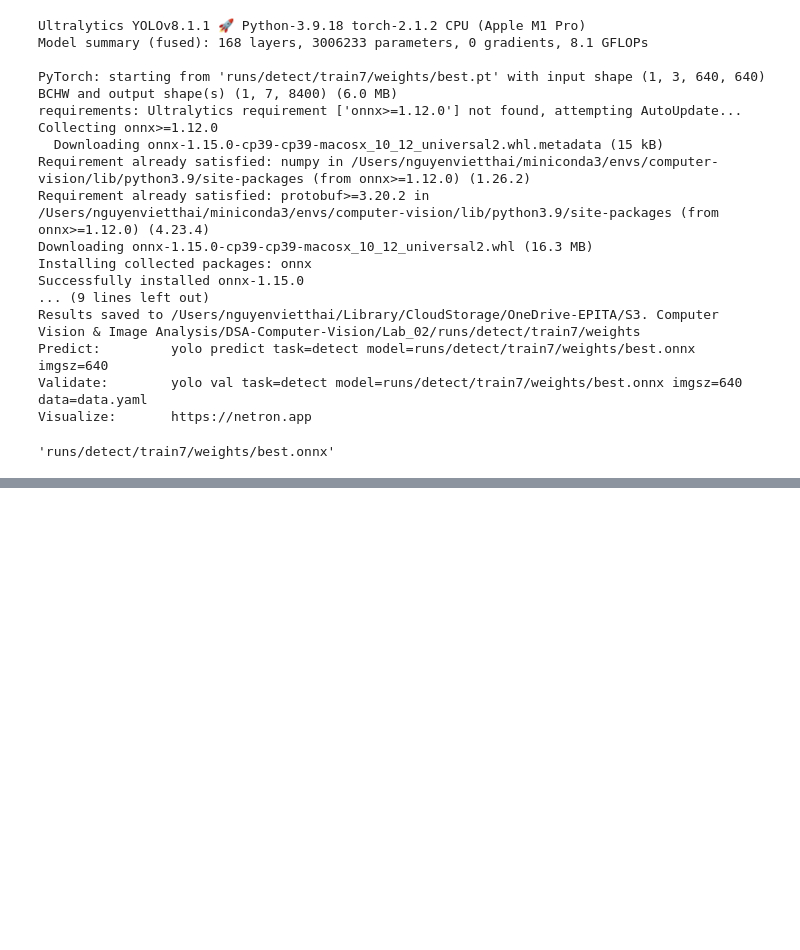
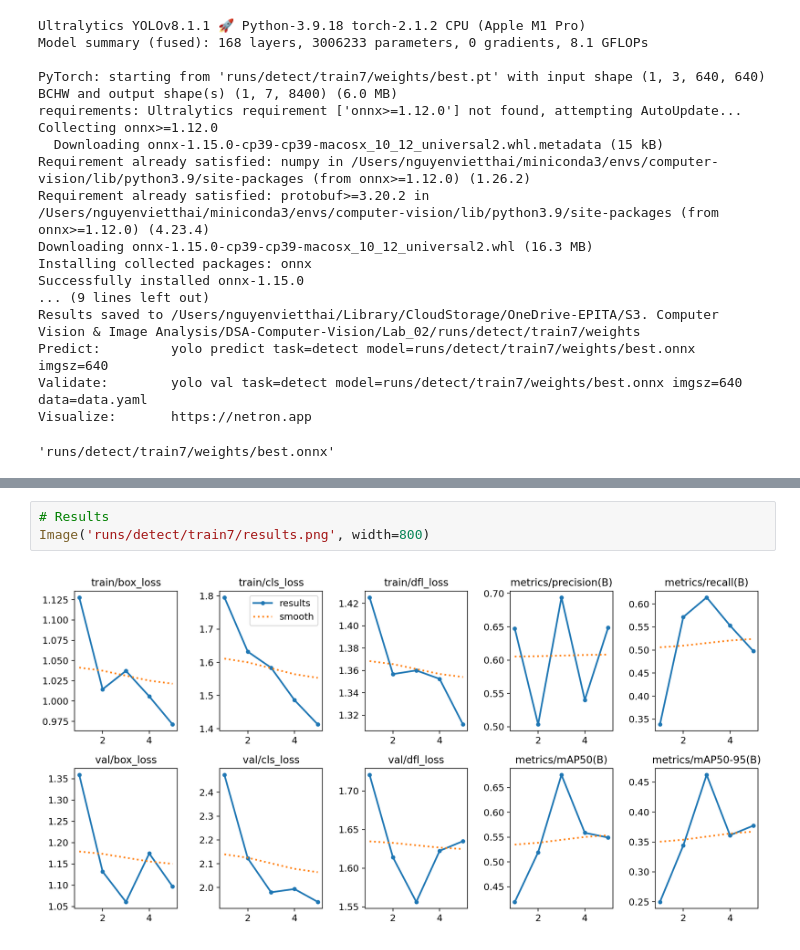
Before and after one commit to nuvita97/DSA-Computer-Vision, a Jupyter notebook: Lab_02/animal_detection.ipynb, the cells around one changed output, grey strips where cells are left out. Cells and saved outputs as stored; diff of their text form; blank space fills up the shorter version.

```diff
--- a/Lab_02/animal_detection.ipynb
+++ b/Lab_02/animal_detection.ipynb
@@ -172,0 +179,5 @@ Visualize:       https://netron.app
+# %%
+# Results
+Image('runs/detect/train7/results.png', width=800)
+# %% [output]
+[figure, added]
```
Also changed, not shown: parts of 3 cells of this notebook, 1 other file.
